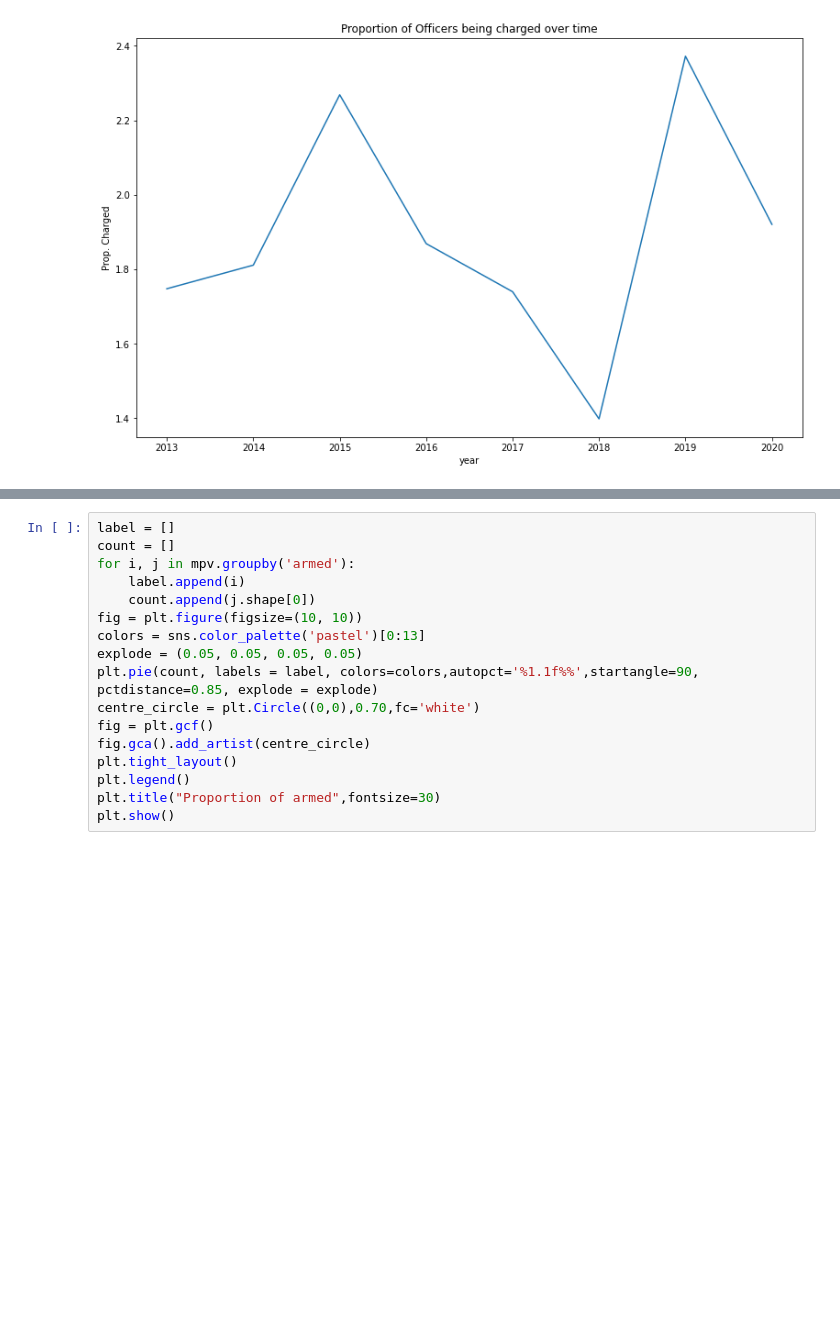
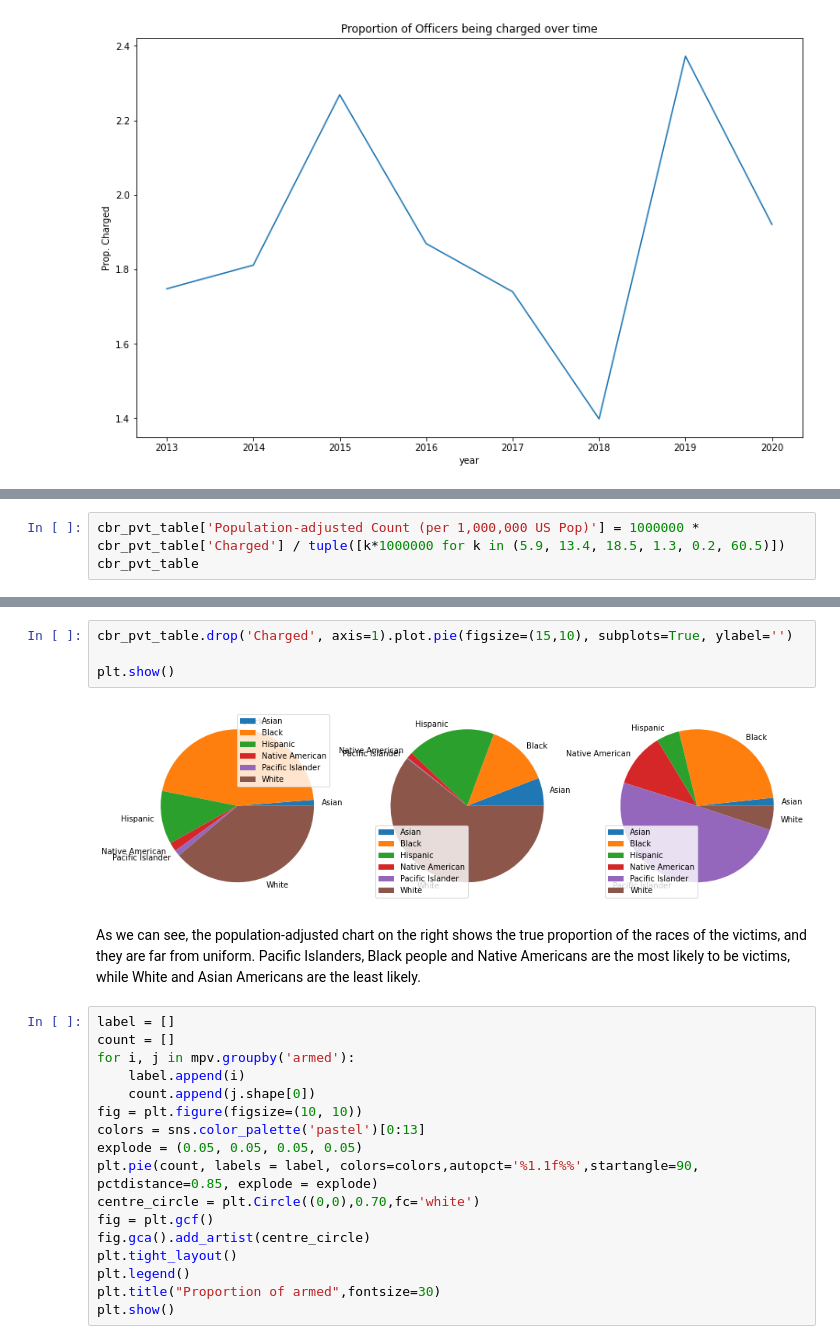
Before and after one commit to dowoma/DDS_BLM, a Jupyter notebook: DataCleaning-copy.ipynb, the cells around one changed output, grey strips where cells are left out. Drawn from its saved outputs; the diff is of its cells as text; blank space fills up the shorter version.

```diff
--- a/DataCleaning-copy.ipynb
+++ b/DataCleaning-copy.ipynb
@@ -479,0 +510,3 @@ prop_charged_vs_time = sns.lineplot(
+# %%
+cbr_pvt_table['Population-adjusted Count (per 1,000,000 US Pop)'] = 1000000 * cbr_pvt_table['Charged'] / tuple([k*1000000 for k in (5.9, 13.4, 18.5, 1.3, 0.2, 60.5)])
+cbr_pvt_table
@@ -480,3 +522,11 @@ prop_charged_vs_time = sns.lineplot(
+# %%
+cbr_pvt_table.drop('Charged', axis=1).plot.pie(figsize=(15,10), subplots=True, ylabel='')
+
+plt.show()
+# %% [output]
+[figure, added]
+# %% [markdown]
+As we can see, the population-adjusted chart on the right shows the true proportion of the races of the victims, and they are far from uniform. Pacific Islanders, Black people and Native Americans are the most likely to be victims, while White and Asian Americans are the least likely.
 # %%
 label = []
 count = []
```
Also changed, not shown: parts of 6 cells of this notebook.
